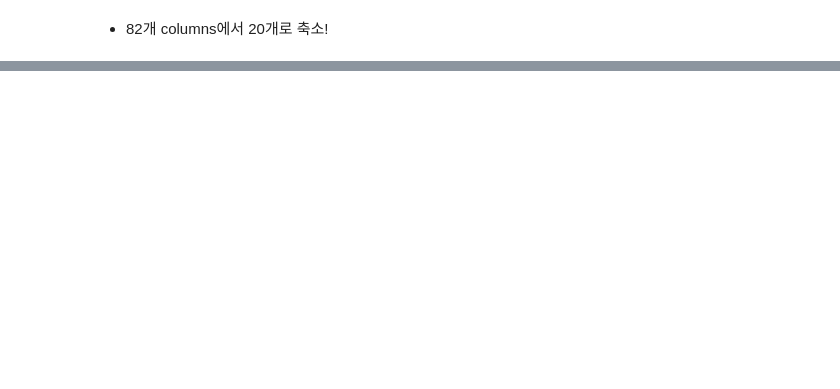
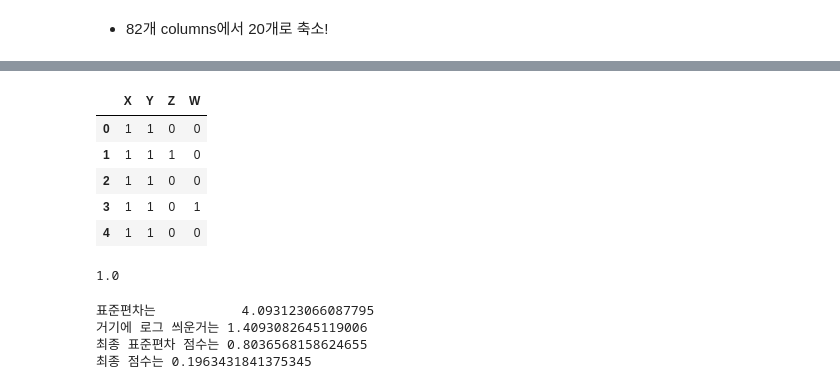
Before and after one commit to Insight-Sogang-Univ/insightcon_3rd_dog, a Jupyter notebook: Team_Border_Collie.ipynb, the cells around one changed output, grey strips where cells are left out. Cells and saved outputs as stored; diff of their text form; code cells hidden in the pictures; blank space fills up the shorter version.

```diff
--- a/Team_Border_Collie.ipynb
+++ b/Team_Border_Collie.ipynb
@@ -476,0 +563,38 @@ memory usage: 461.6 KB
+# %%
+_result = result.copy()
+meds = {}
+for key in ['X','Y','Z','W']:
+    meds[key] = _result[key].median()
+# %%
+for key in ['X','Y','Z','W']:
+    _result[key] = _result[key].apply(lambda x: 1 if x>meds[key] else 0)
+_result.head()
+# %% [output]
+|  | X | Y | Z | W |
+| 0 | 1 | 1 | 0 | 0 |
+| 1 | 1 | 1 | 1 | 0 |
+| 2 | 1 | 1 | 0 | 0 |
+| 3 | 1 | 1 | 0 | 1 |
+| 4 | 1 | 1 | 0 | 0 |
+# %%
+model = KMeans(n_clusters=16, random_state=1422)
+model.fit(_result)
+clusters = model.predict(_result)
+score = silhouette_score(_result, clusters)
+score
+# %% [output]
+1.0
+# %%
+def sigmoid(x):
+    return 1/(1+np.exp(-x))
+stdv = np.std(clusters)
+print(f"표준편차는           {stdv}")
+logged = np.log(stdv)
+print(f"거기에 로그 씌운거는 {logged}")
+print(f"최종 표준편차 점수는 {sigmoid(logged)}")
+print(f'최종 점수는 {score-sigmoid(logged)}')
+# %% [output]
+표준편차는           4.093123066087795
+거기에 로그 씌운거는 1.4093082645119006
+최종 표준편차 점수는 0.8036568158624655
+최종 점수는 0.1963431841375345
```
Also changed, not shown: parts of 26 cells of this notebook.
